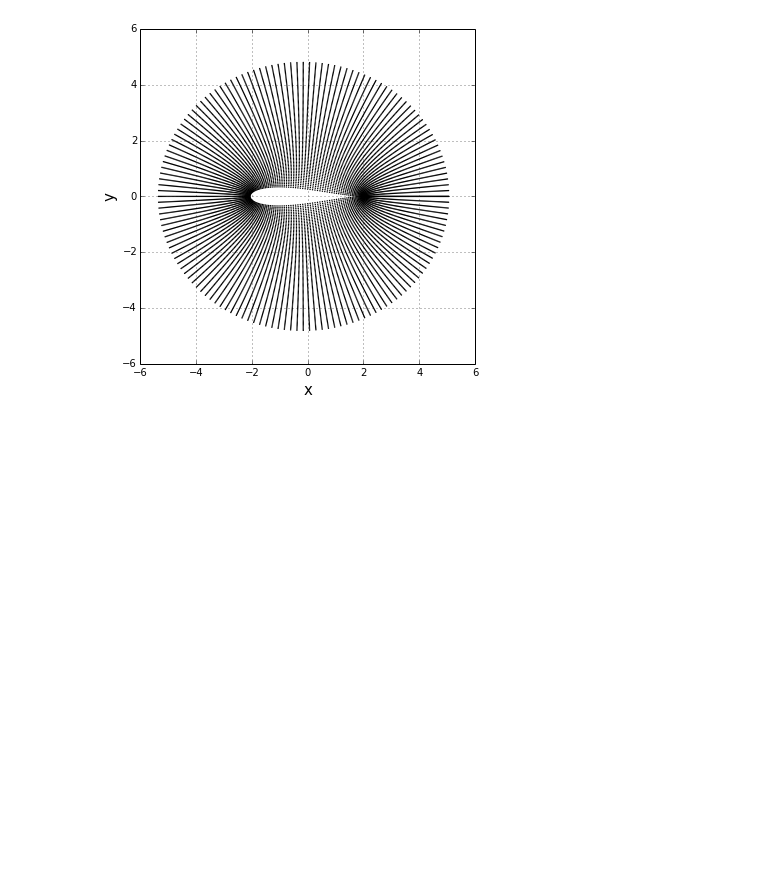
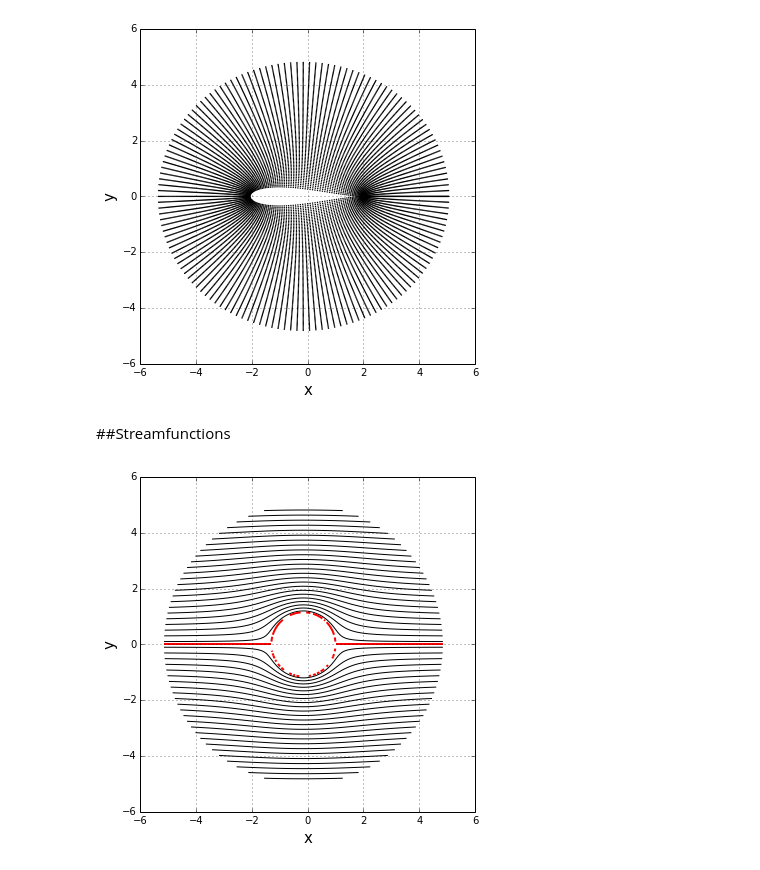
Before and after one commit to engamohd/AeroPython, a Jupyter notebook: my_codes/JT_cylindrical_mesh.ipynb, the cells around one changed output. Drawn from its saved outputs; the diff is of its cells as text; code cells hidden in the pictures; blank space fills up the shorter version.

```diff
--- a/my_codes/JT_cylindrical_mesh.ipynb
+++ b/my_codes/JT_cylindrical_mesh.ipynb
@@ -63,3 +63,50 @@ pyplot.ylabel('y', fontsize=15)    #set y-label
 pyplot.scatter(X_z,Y_z,s=2, color='k', marker='o', linewidth=0);
 # %% [output]
 [figure]
+# %% [markdown]
+##Streamfunctions
+# %%
+def get_stream_function_cyl_fs(U_inf, R, x_cy, y_cy, X, Y):
+
+    """Returns the stream-function generated by a cylinder
+    in a freestream.
+
+     Arguments
+    ---------
+    U_inf: freestream speed
+    R: radius of the cylinder.
+    x_cy, y_cy: coordinates of the cylinder.
+    X, Y: mesh grid.
+    """
+    psi = U_inf*(Y-y_cy)- R**2*(Y-y_cy)/((X-x_cy)**2+(Y-y_cy)**2)
+
+    return psi
+# %%
+U_inf = 1.
+
+# computes the stream-function on both meshes
+
+psi = get_stream_function_cyl_fs(U_inf, R, x_c, y_c, X, Y)
+
+psi_jt = get_stream_function_cyl_fs(U_inf, R, x_c, y_c, X_z, Y_z)
+# %%
+#Now plotting the potential lines using contour()
+pyplot.figure(figsize=(6,6))      #set plot size
+pyplot.axis('equal')
+pyplot.grid(True)                  #plot the grid
+pyplot.xlim(-6, 6)        #set x-lim
+pyplot.ylim(-6, 6)        #set y-lim$
+
+pyplot.xlabel('x', fontsize=15)    #set x-label
+pyplot.ylabel('y', fontsize=15)    #set y-label
+
+levels = numpy.linspace(numpy.min(psi), numpy.max(psi), 50)
+
+#pyplot.contour(X, Y, psi, levels)
+pyplot.contour(X, Y, psi, levels, colors='k', linewidths=1, linestyles='solid')
+pyplot.contour(X, Y, psi, levels=[0.], colors='r', linewidths=2, linestyles='solid')
+
+#cb=pyplot.colorbar(shrink=0.8)
+#cb.set_ticks(numpy.linspace(numpy.min(psi), numpy.max(psi), 15));
+# %% [output]
+[figure, added]
```
Also changed, not shown: parts of 1 cell of this notebook, 1 other file.
